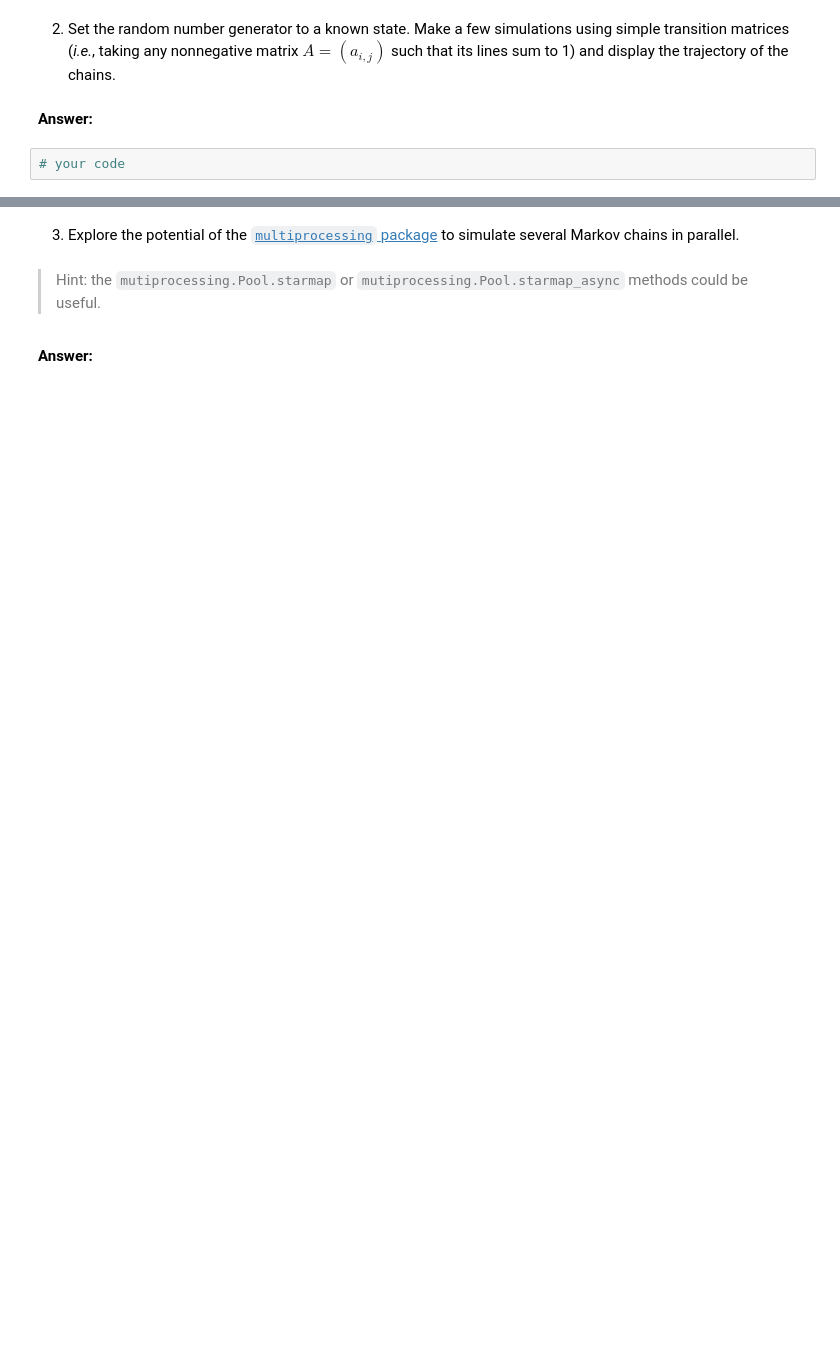
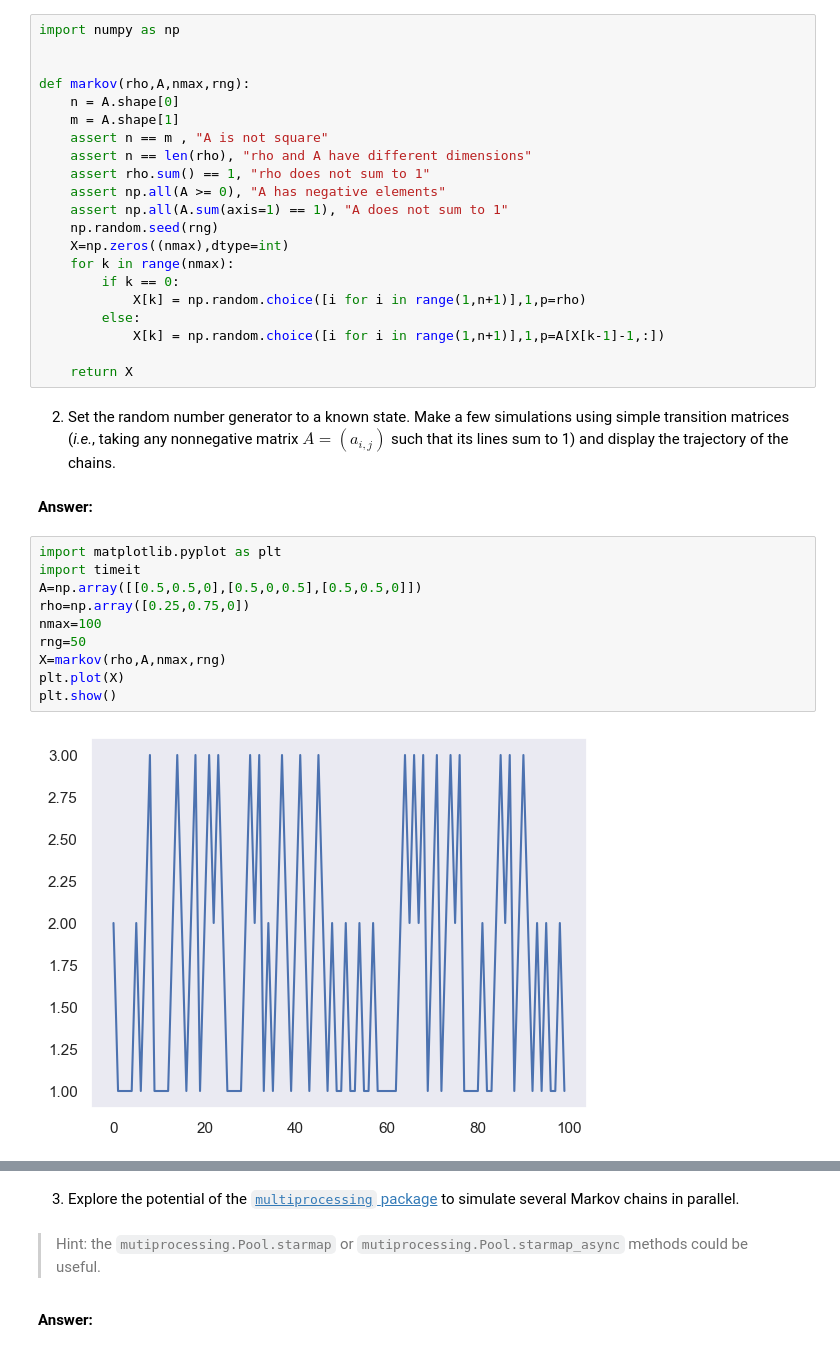
Before and after one commit to benech17/python_sdia_BENICHOU_BONNEFOY, a Jupyter notebook: Labs/Lab5/BENICHOU_BONNEFOY_lab5.ipynb, the cells around one changed output, grey strips where cells are left out. Drawn from its saved outputs; the diff is of its cells as text; blank space fills up the shorter version.

```diff
--- a/Labs/Lab5/BENICHOU_BONNEFOY_lab5.ipynb
+++ b/Labs/Lab5/BENICHOU_BONNEFOY_lab5.ipynb
@@ -154,6 +152,37 @@ Here is an example of execution :
+# %%
+import numpy as np
+
+
+def markov(rho,A,nmax,rng):
+    n = A.shape[0]
+    m = A.shape[1]
+    assert n == m , "A is not square"
+    assert n == len(rho), "rho and A have different dimensions"
+    assert rho.sum() == 1, "rho does not sum to 1"
+    assert np.all(A >= 0), "A has negative elements"
+    assert np.all(A.sum(axis=1) == 1), "A does not sum to 1"
+    np.random.seed(rng)
+    X=np.zeros((nmax),dtype=int)
+    for k in range(nmax):
+        if k == 0:
+            X[k] = np.random.choice([i for i in range(1,n+1)],1,p=rho)
+        else:
+            X[k] = np.random.choice([i for i in range(1,n+1)],1,p=A[X[k-1]-1,:])
+
+    return X
 # %% [markdown]
 2. Set the random number generator to a known state. Make a few simulations using simple transition matrices (*i.e.*, taking any nonnegative matrix $A=(a_{i,j})$ such that its lines sum to 1) and display the trajectory of the chains.
 # %% [markdown]
 **Answer:**
-# %%
-# your code
+# %%
+import matplotlib.pyplot as plt
+import timeit
+A=np.array([[0.5,0.5,0],[0.5,0,0.5],[0.5,0.5,0]])
+rho=np.array([0.25,0.75,0])
+nmax=100
+rng=50
+X=markov(rho,A,nmax,rng)
+plt.plot(X)
+plt.show()
+# %% [output]
+[figure, added]
```
Also changed, not shown: parts of 10 cells of this notebook.
